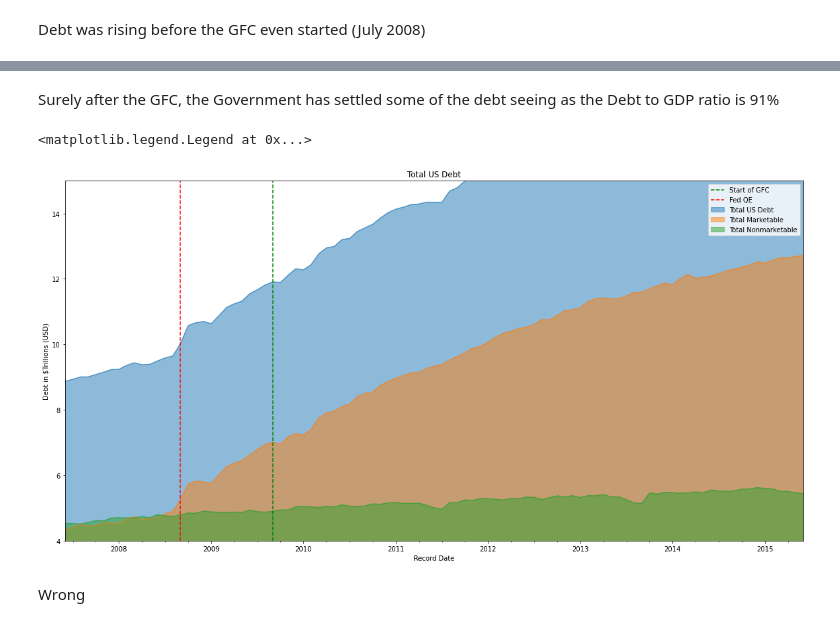
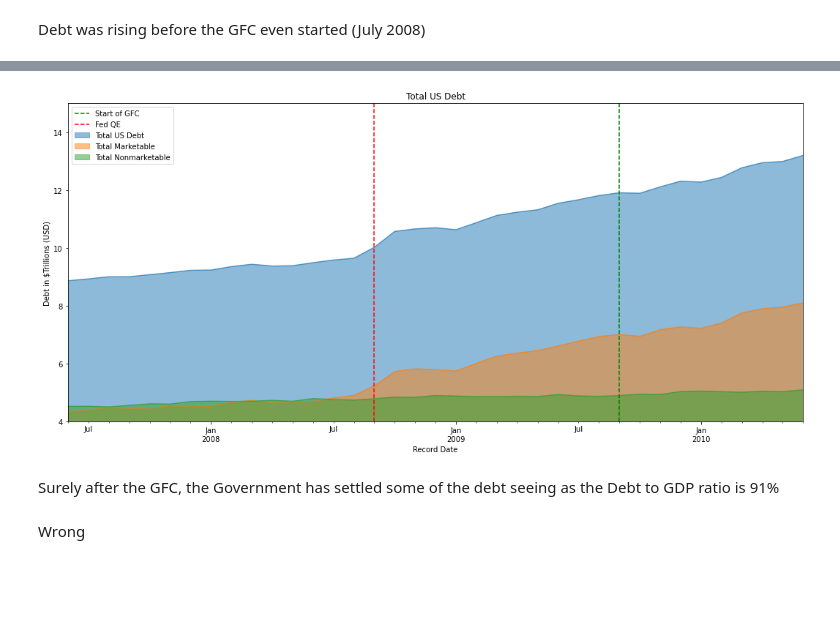
Before and after one commit to kierangraham-au/Data-Project-US-Debt, a Jupyter notebook: usdebt2.ipynb, the cells around one changed output, grey strips where cells are left out. Drawn from its saved outputs; the diff is of its cells as text; code cells hidden in the pictures; blank space fills up the shorter version.

```diff
--- a/usdebt2.ipynb
+++ b/usdebt2.ipynb
@@ -421,23 +431,26 @@ plt.legend()
+# %%
+def risingdebt():
+    ax = debt_df.set_index("record_date")[debt_df.set_index("record_date")["security_type_desc"] == "Total Public Debt Outstanding"].total_mil_amt.plot.area(label="Total US Debt", stacked = False)
+    debt_df.set_index("record_date")[debt_df.set_index("record_date")["security_type_desc"] == "Total Marketable"].total_mil_amt.plot.area(label="Total Marketable", stacked = False)
+    debt_df.set_index("record_date")[debt_df.set_index("record_date")["security_type_desc"] == "Total Nonmarketable"].total_mil_amt.plot.area(label="Total Nonmarketable", stacked = False)
+    #Labels
+    ax.get_yaxis().set_major_formatter(
+    matplotlib.ticker.FuncFormatter(lambda x, p: format(int(x/1000000), ','))) #number reduction instead of $20,000 (in Millions) to $Trillions
+    plt.ylabel("Debt in $Trillions (USD)")
+    plt.title("Total US Debt")
+    plt.xlim("2007-06-01", "2010-06-30") #date limiter
+    plt.ylim(4000000, 15000000) #scale limiter
+    plt.xlabel("Record Date")
+    plt.axvline(x="2009-09-15", color = 'green', linestyle = "--", label = "Start of GFC")
+    plt.axvline(x="2008-09-8", color = 'red', linestyle = "--", label = 'Fed QE')
+    plt.legend()
+    plt.show()
+# %%
+risingdebt()
+# %% [output]
+[figure, added]
 # %% [markdown]
 Surely after the GFC, the Government has settled some of the debt seeing as the Debt to GDP ratio is 91%
-# %%
-ax = debt_df.set_index("record_date")[debt_df.set_index("record_date")["security_type_desc"] == "Total Public Debt Outstanding"].total_mil_amt.plot.area(label="Total US Debt", stacked = False)
-debt_df.set_index("record_date")[debt_df.set_index("record_date")["security_type_desc"] == "Total Marketable"].total_mil_amt.plot.area(label="Total Marketable", stacked = False)
-debt_df.set_index("record_date")[debt_df.set_index("record_date")["security_type_desc"] == "Total Nonmarketable"].total_mil_amt.plot.area(label="Total Nonmarketable", stacked = False)
-#Labels
-ax.get_yaxis().set_major_formatter(
-    matplotlib.ticker.FuncFormatter(lambda x, p: format(int(x/1000000), ','))) #number reduction instead of $20,000 (in Millions) to $Trillions
-plt.ylabel("Debt in $Trillions (USD)")
-plt.title("Total US Debt")
-plt.xlim("2007-06-01", "2015-06-30") #date limiter
-plt.ylim(4000000, 15000000) #scale limiter
-plt.xlabel("Record Date")
-plt.axvline(x="2009-09-15", color = 'green', linestyle = "--", label = "Start of GFC")
-plt.axvline(x="2008-09-8", color = 'red', linestyle = "--", label = 'Fed QE')
-plt.legend()
-# %% [output]
-<matplotlib.legend.Legend at 0x...>
-[figure, removed]
 # %% [markdown]
 Wrong
 # %%
```
Also changed, not shown: parts of 35 cells of this notebook, 2 other files.
